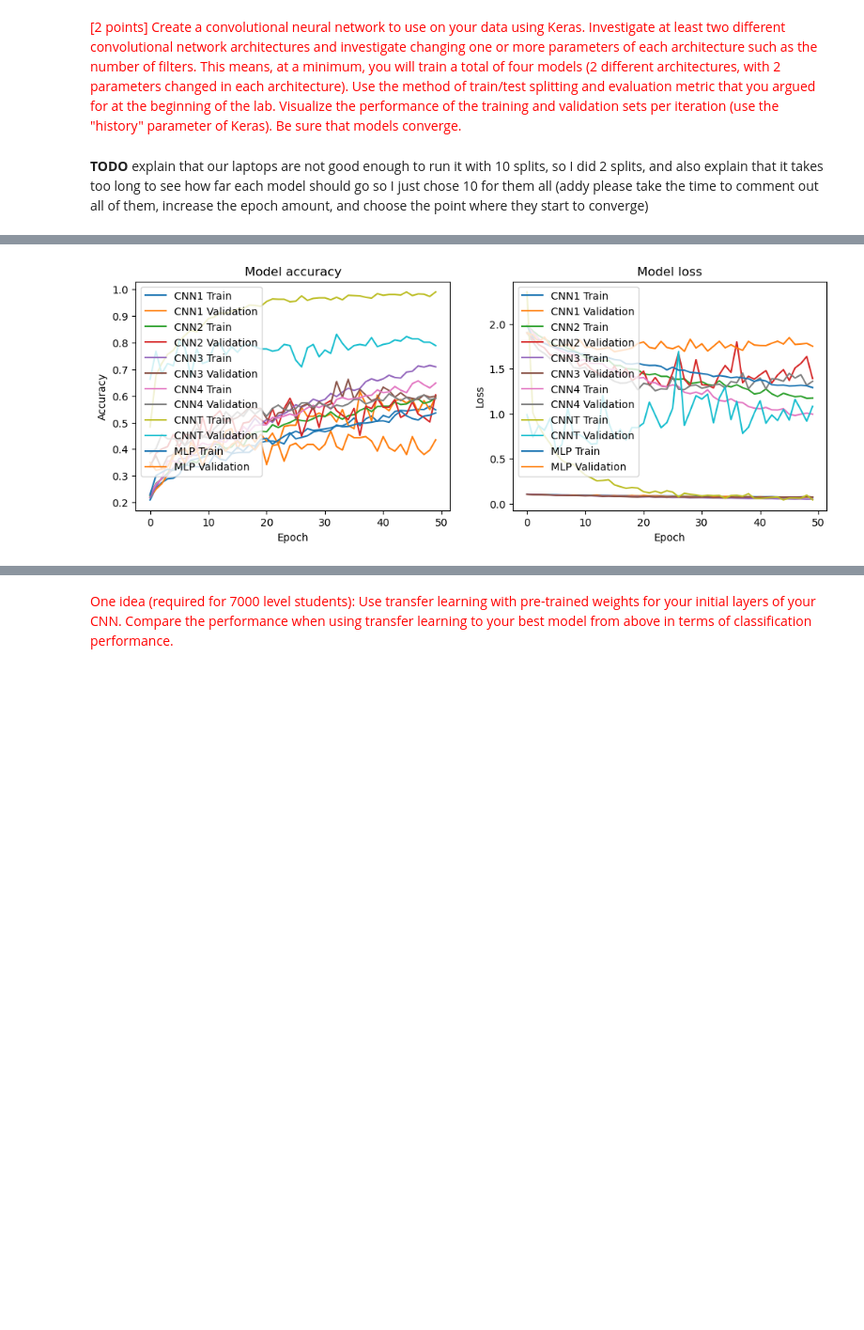
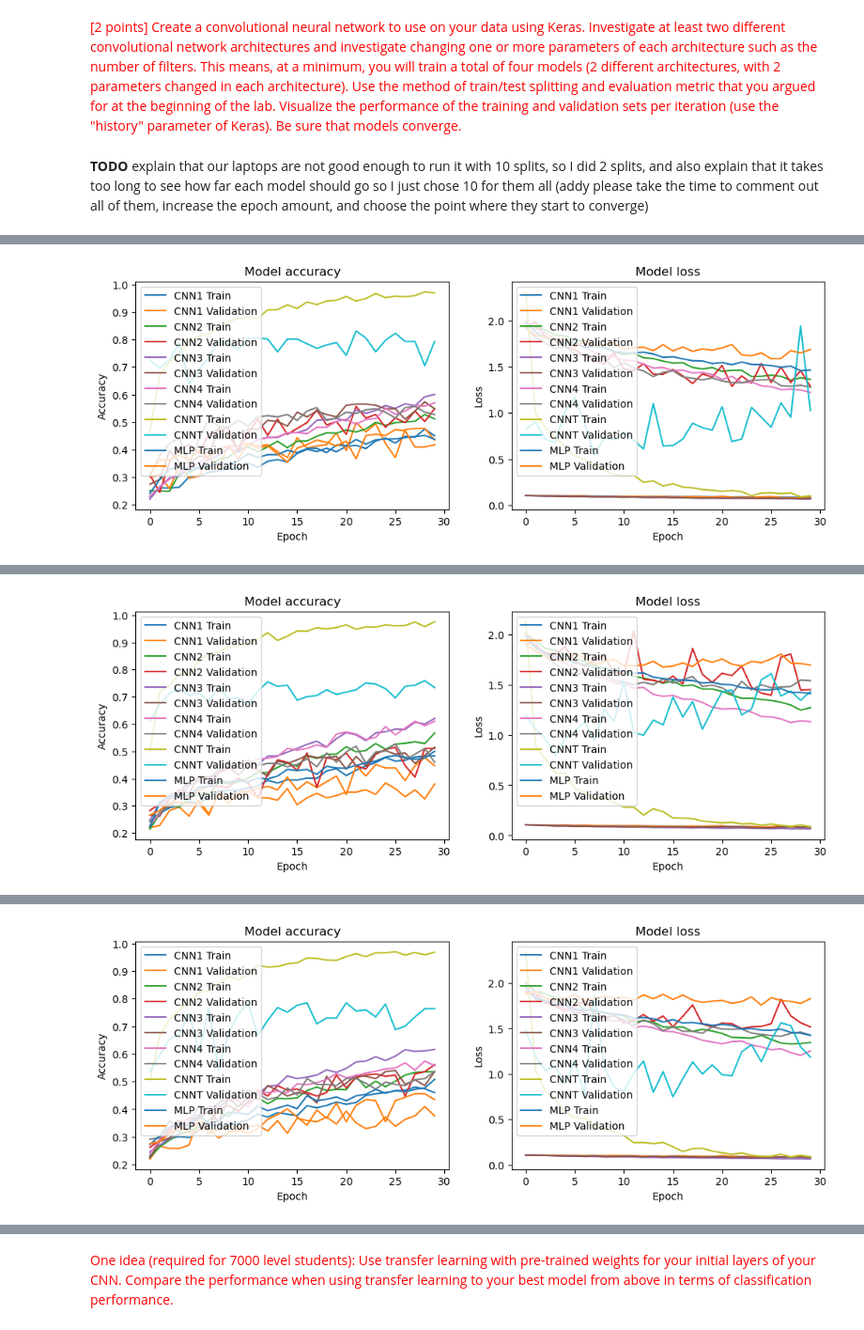
Before and after one commit to ephraim888sun/CNN, a Jupyter notebook: lab6Jadon.ipynb, the cells around one changed output, grey strips where cells are left out. Shown at 94% size. Saved outputs shown, nothing was run; the diff lists cells and outputs as text; code cells hidden in the pictures; blank space fills up the shorter version.

```diff
--- a/lab6Jadon.ipynb
+++ b/lab6Jadon.ipynb
@@ -456,7 +396,7 @@ cnn4_auc_scores = []
 cnnT_auc_scores = []
 mlp_auc_scores = []
 #use this for training the thing
-es = 50
+es = 30
 for train_index, test_index in skf.split(X, y):
     X_train, X_test = X[train_index], X[test_index]
     y_train, y_test = y_ohe[train_index], y_ohe[test_index]
@@ -543,0 +487 @@ y_test shape: (237, 8)
+[figure, new version]
@@ -544,0 +498 @@ y_test shape: (237, 8)
+[figure, added]
@@ -547 +509 @@ y_test shape: (237, 8)
-[figure, old version]
+[figure, added]
```
Also changed, not shown: parts of 6 cells of this notebook.
